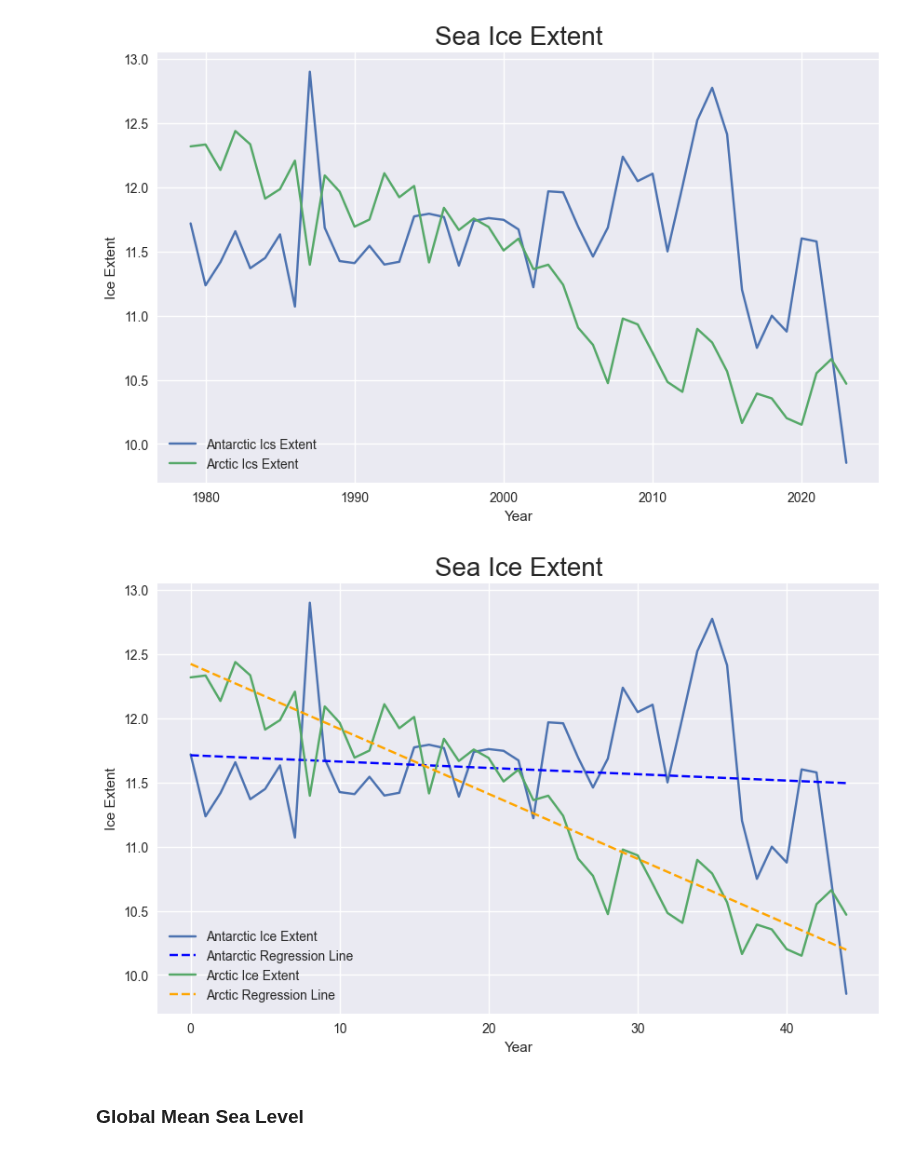
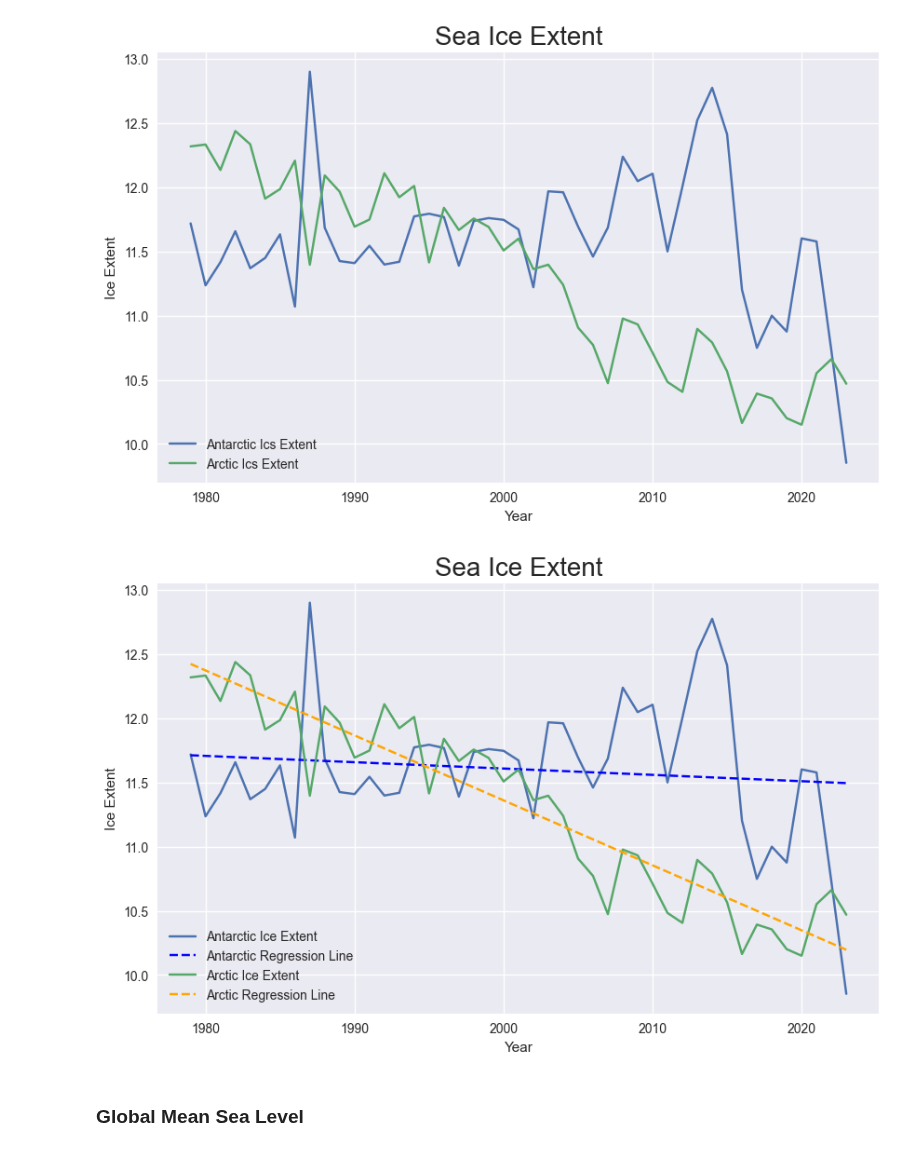
Before and after one commit to dilancroos/ice_extent, a Jupyter notebook: sea_ice.ipynb, the cells around one changed output. Saved outputs shown, nothing was run; the diff lists cells and outputs as text; code cells hidden in the pictures.

```diff
--- a/sea_ice.ipynb
+++ b/sea_ice.ipynb
@@ -370,37 +395,26 @@ plt.show()
 # %% [output]
 [figure]
 # %%
-# Fit a linear regression line for Antarctic ice extent
-x_antarctic = np.arange(len(s_seaice_grouped['Extent']))
-y_antarctic = s_seaice_grouped['Extent']
-coefficients_antarctic = np.polyfit(x_antarctic, y_antarctic, 1)
-poly_line_antarctic = np.poly1d(coefficients_antarctic)
-
-# Fit a linear regression line for Arctic ice extent
-x_arctic = np.arange(len(n_seaice_grouped['Extent']))
-y_arctic = n_seaice_grouped['Extent']
-coefficients_arctic = np.polyfit(x_arctic, y_arctic, 1)
-poly_line_arctic = np.poly1d(coefficients_arctic)
-
+# This shows the y axis as index not year. correct to year
 # Plotting
 plt.style.use('seaborn-v0_8')
 plt.figure(figsize=(10,6))
 
 # Plot Antarctic sea ice extent and regression line
-plt.plot(x_antarctic, y_antarctic, label='Antarctic Ice Extent')
-plt.plot(x_antarctic, poly_line_antarctic(x_antarctic), label='Antarctic Regression Line', color='blue', linestyle='--')
+plt.plot(s_seaice_grouped.index, y_antarctic, label='Antarctic Ice Extent')
+plt.plot(s_seaice_grouped.index, poly_line_antarctic(x_antarctic), label='Antarctic Regression Line', color='blue', linestyle='--')
 
 # Plot Arctic sea ice extent and regression line
-plt.plot(x_arctic, y_arctic, label='Arctic Ice Extent')
-plt.plot(x_arctic, poly_line_arctic(x_arctic), label='Arctic Regression Line', color='orange', linestyle='--')
+plt.plot(n_seaice_grouped.index, y_arctic, label='Arctic Ice Extent')
+plt.plot(n_seaice_grouped.index, poly_line_arctic(x_arctic), label='Arctic Regression Line', color='orange', linestyle='--')
 
 plt.xlabel('Year')
 plt.ylabel('Ice Extent')
 plt.title('Sea Ice Extent', fontsize=20)
 plt.legend()
 plt.show()
 # %% [output]
-[figure, old version]
+[figure, new version]
 # %% [markdown]
 ### Global Mean Sea Level
 # %% [markdown]
```
Also changed, not shown: parts of 13 cells of this notebook, 1 other file.
